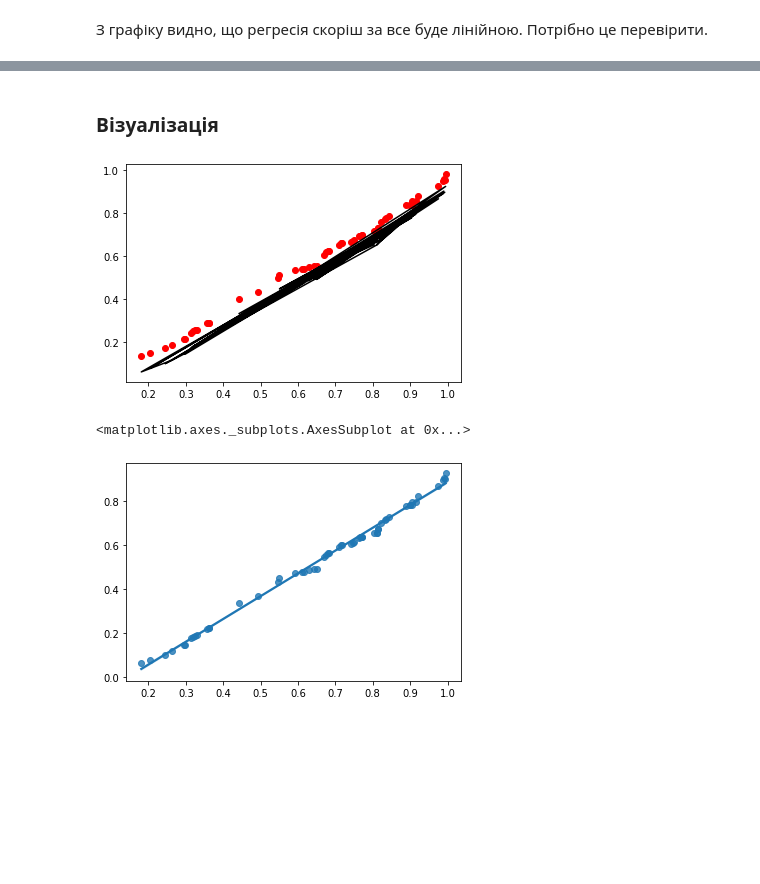
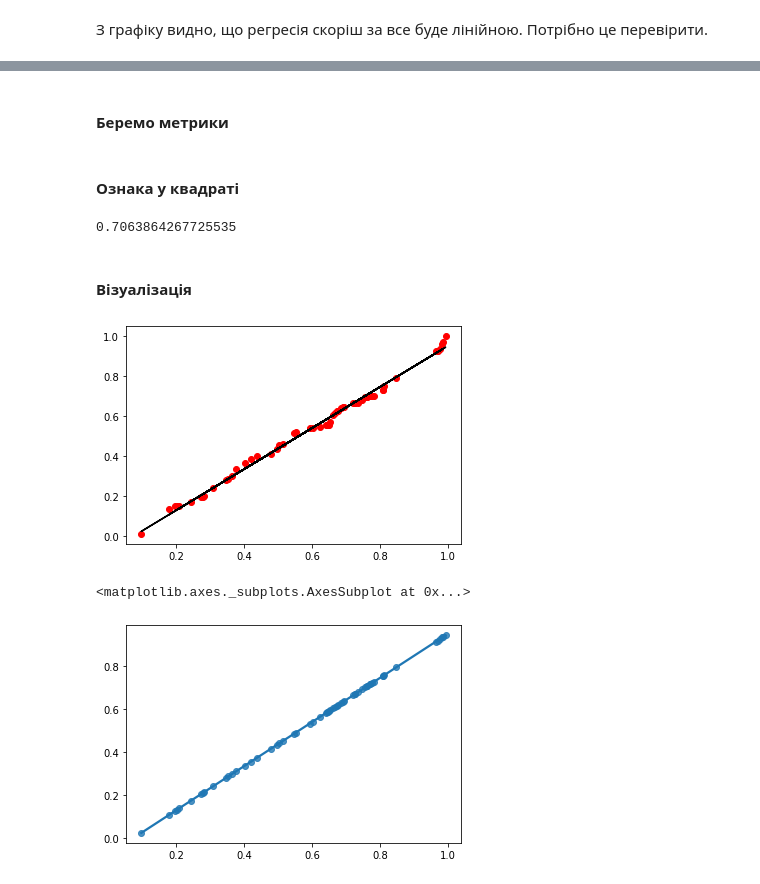
Before and after one commit to nastyabekesheva/DataScience, a Jupyter notebook: coursework/courseworkDS.ipynb, the cells around one changed output, grey strips where cells are left out. Saved outputs shown, nothing was run; the diff lists cells and outputs as text; code cells hidden in the pictures; blank space fills up the shorter version.

```diff
--- a/coursework/courseworkDS.ipynb
+++ b/coursework/courseworkDS.ipynb
@@ -517,3 +549,5 @@ regr.score(X_test, y_test)
 # %%
-X_pred, y_pred = regr.predict(X_test), regr.predict(y_test)
+y_pred = regr.predict(X_test)
+# %% [markdown]
+#### Беремо метрики
 # %%
@@ -529,17 +558,23 @@ metrics_data["Linear Regression"].append(metrics.r2_score(X_test, X_pred))
 metrics_data["Linear Regression"].append(metrics.r2_score(y_test, y_pred))
+# %% [markdown]
+#### Ознака у квадраті
+# %%
+LinearRegression().fit(X_train, np.power(X_train, 2)).score(X_test, y_test)
+# %% [output]
+0.7063864267725535
 # %% [markdown]
-### Візуалізація
+#### Візуалізація
 # %%
 plt.scatter(X_test, y_test, color='r')
-plt.plot(X_test, y_pred, color='k')
+plt.plot(X_test.flatten(), y_pred.flatten(), color='k')
 plt.show()
 # %% [output]
-[figure, old version]
+[figure, new version]
 # %%
 sns.regplot(X_test, y_pred)
 # %% [output]
 <matplotlib.axes._subplots.AxesSubplot at 0x...>
-[figure, old version]
+[figure, new version]
 # %%
 sns.lmplot(x='x', y='y', data=pd.DataFrame.from_dict({"x":X_test.flatten(), "y":y_pred.flatten()}))
 # %% [output]
```
Also changed, not shown: parts of 64 cells of this notebook.
